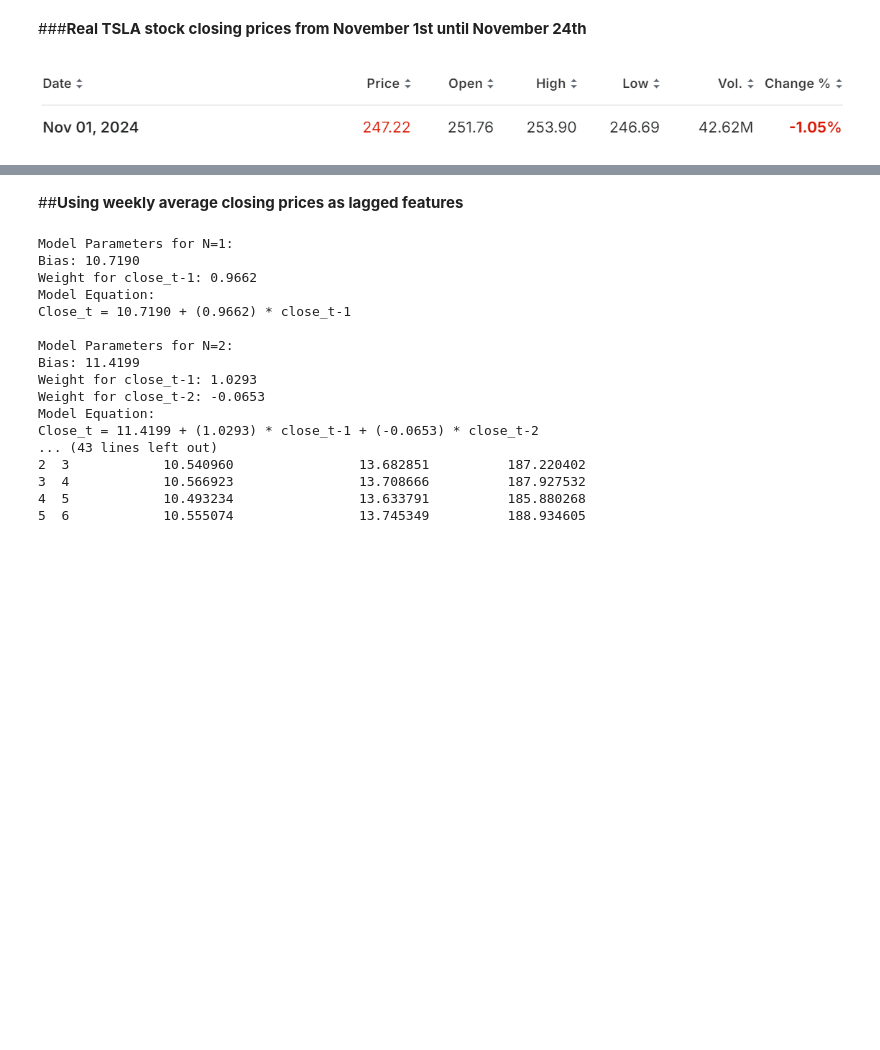
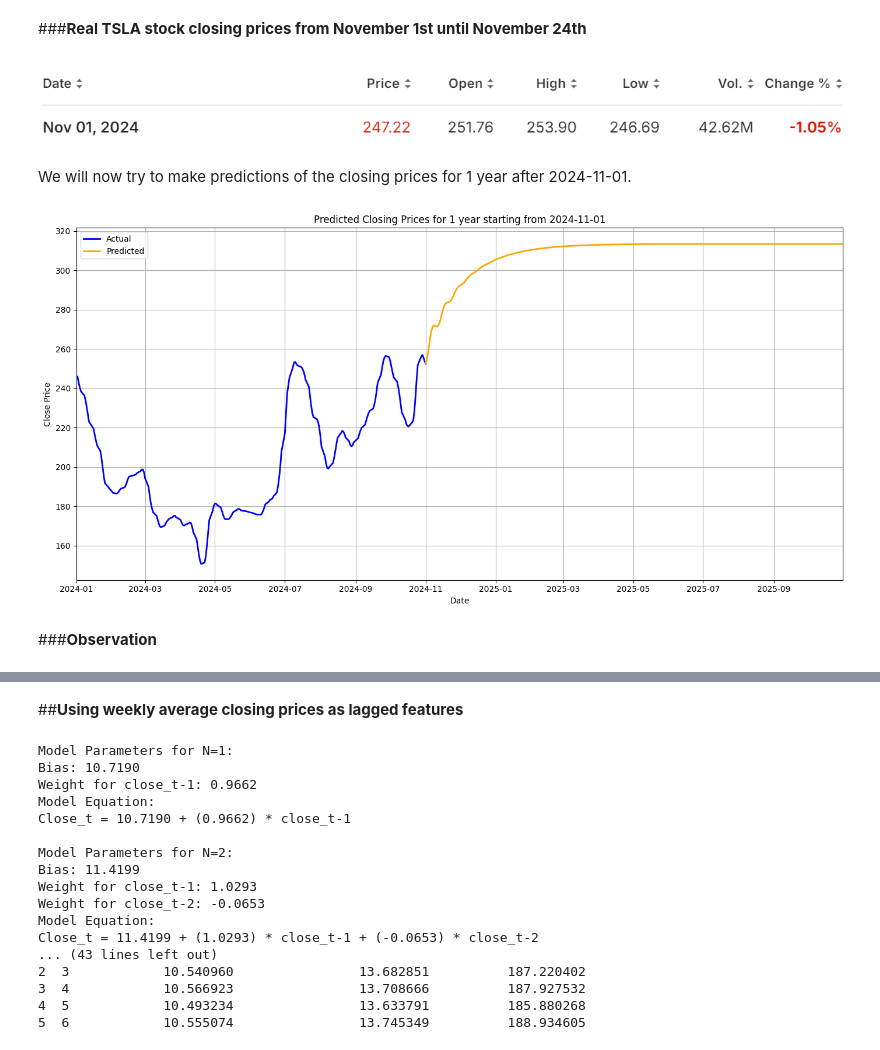
Before and after one commit to miltiadiss/CEID_NE5237-Decision-Theory, a Jupyter notebook: TSLA_stock_price_prediction.ipynb, the cells around one changed output, grey strips where cells are left out. Drawn from its saved outputs; the diff is of its cells as text; code cells hidden in the pictures; blank space fills up the shorter version.

```diff
--- a/TSLA_stock_price_prediction.ipynb
+++ b/TSLA_stock_price_prediction.ipynb
@@ -299,3 +296,37 @@ plt.show()
 ###**Real TSLA stock closing prices from November 1st until November 24th**
 # %% [markdown]
 ![Στιγμιότυπο οθόνης 2024-11-01 200655.png](embedded-picture-1)
+# %% [markdown]
+We will now try to make predictions of the closing prices for 1 year after 2024-11-01.
+# %%
+# Make predictions starting from '2024-11-01' for 1 year
+start_date = '2024-11-01'
+num_days = 365
+predicted_prices = predict_close_price(df, weights, bias, start_date, num_days)
+
+# Create a DataFrame for predicted prices with corresponding dates
+predicted_dates = [pd.to_datetime(start_date) + pd.Timedelta(days=i) for i in range(num_days)]
+predictions_df = pd.DataFrame({'Date': predicted_dates, 'Predicted Close': predicted_prices})
+
+# Combine predictions with the initial DataFrame
+df_combined = pd.concat([df, predictions_df], ignore_index=True)
+
+# Plot the actual and predicted 'close' prices for all days
+fig, ax = plt.subplots(figsize=(14, 7))
+ax.plot(df[df['Date'] >= '2024-01-01']['Date'], df[df['Date'] >= '2024-01-01']['Close'], label='Actual', color='blue', linewidth=2)
+ax.plot(predictions_df['Date'], predictions_df['Predicted Close'], label='Predicted', color='orange', linestyle='-', linewidth=2)
+
+# Set plot limits to show only year 2024 and onwards
+ax.set_xlim([pd.to_datetime('2024-01-01'), predictions_df['Date'].max()])
+
+ax.set_title('Predicted Closing Prices for 1 year starting from 2024-11-01')
+ax.set_xlabel('Date')
+ax.set_ylabel('Close Price')
+ax.legend()
+ax.grid(True)
+plt.tight_layout()
+plt.show()
+# %% [output]
+[figure, added]
+# %% [markdown]
+###**Observation**
```
Also changed, not shown: parts of 12 cells of this notebook.
